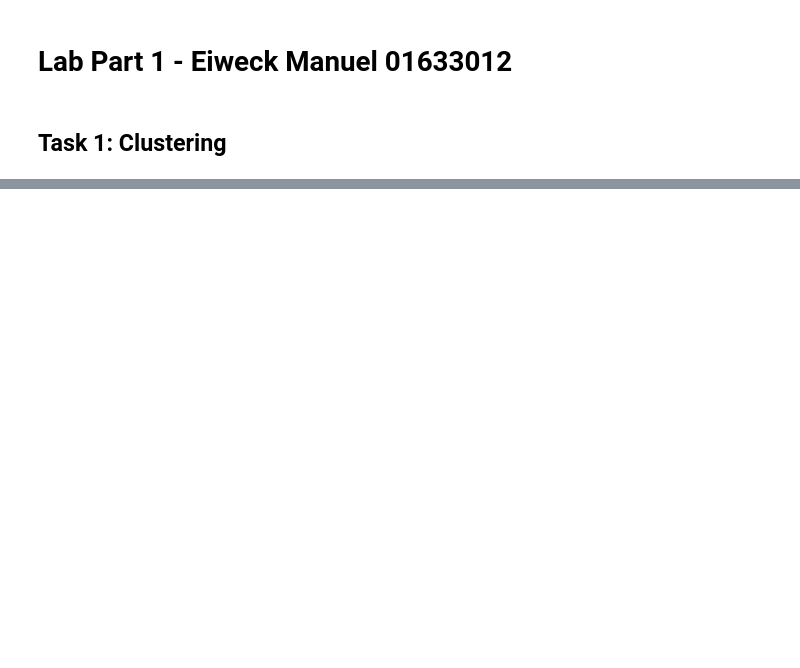
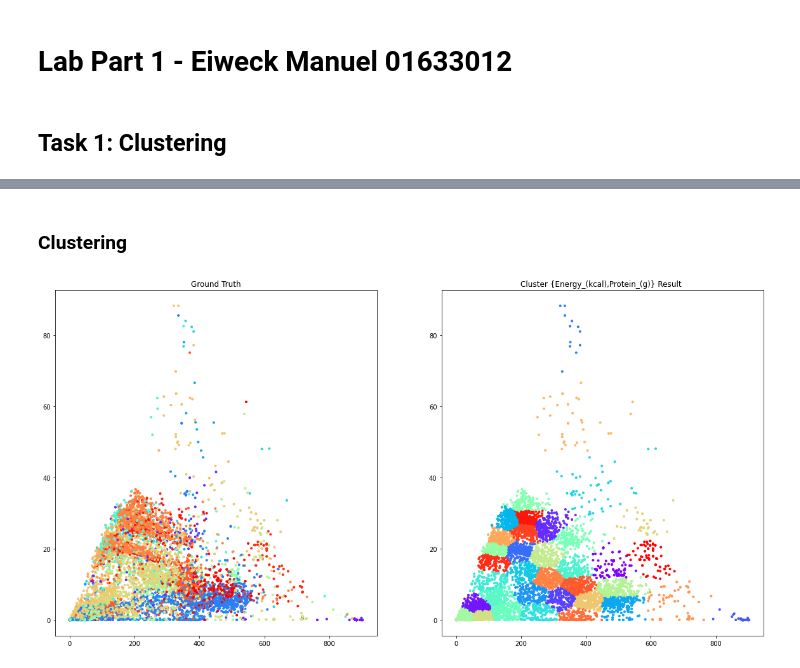
Before and after one commit to Emanum/TU_Visual_Data_Science, a Jupyter notebook: lab1/labPart1.ipynb, the cells around one changed output, grey strips where cells are left out. Cells and saved outputs as stored; diff of their text form; code cells hidden in the pictures; blank space fills up the shorter version.

```diff
--- a/lab1/labPart1.ipynb
+++ b/lab1/labPart1.ipynb
@@ -26,0 +79,4 @@ Which aspects of the task (e.g., identifying the number of clusters) where easie
+# %%
+from sklearn.preprocessing import scale
+scale_dataset = scale(datasetValues)
+scale_dataset = pd.DataFrame(scale_dataset,columns=headerWithValues)
@@ -26,0 +85,35 @@ Which aspects of the task (e.g., identifying the number of clusters) where easie
+# %% [markdown]
+### Clustering
+# %%
+from sklearn.cluster import KMeans
+def clusterData(dataset,clusterColumn,dataPair,scale_dataset):
+    uniqueKeywords = dataset[clusterColumn].unique()
+    clustering = KMeans(n_clusters=uniqueKeywords.size,random_state = 5)
+    clustering.fit(scale_dataset[dataPair])
+    return clustering.labels_
+# %%
+import matplotlib.cm as cm
+def plotResult(clusterColumn,clusteredLabels,dataPair,dataset):
+    colors = cm.rainbow(np.linspace(0, 1, dataset[clusterColumn].unique().size))
+    keywordSet = dataset.copy(deep=True)
+    labels = keywordSet[clusterColumn].unique().tolist()
+    mapping = dict( zip(labels,range(len(labels))) )
+    keywordSet.replace({clusterColumn: mapping},inplace=True)
+    #keywordSet['Keyword'] now contains the labels in indexed array
+
+
+    plt.subplot(1,2,1)
+    plt.scatter(marker='.',x=dataset[dataPair[0]],y=dataset[dataPair[1]],c=colors[keywordSet[clusterColumn]])
+    plt.title('Ground Truth')
+
+    plt.subplot(1,2,2)
+    plt.scatter(marker='.',x=dataset[dataPair[0]],y=dataset[dataPair[1]],c=colors[clusteredLabels])
+    plt.title('Cluster {'+dataPair[0]+','+dataPair[1] +'} Result ')
+# %%
+plt.figure(figsize=(20, 10))
+dataPair=['Energy_(kcal)','Protein_(g)']
+clusterColumn='Keyword'
+clusteredLabels = clusterData(dataPair=dataPair,dataset=dataset,scale_dataset=scale_dataset,clusterColumn=clusterColumn)
+plotResult(dataset=dataset,clusterColumn=clusterColumn,clusteredLabels=clusteredLabels,dataPair=dataPair)
+# %% [output]
+[figure, added]
```
Also changed, not shown: parts of 16 cells of this notebook, 2 other files.
